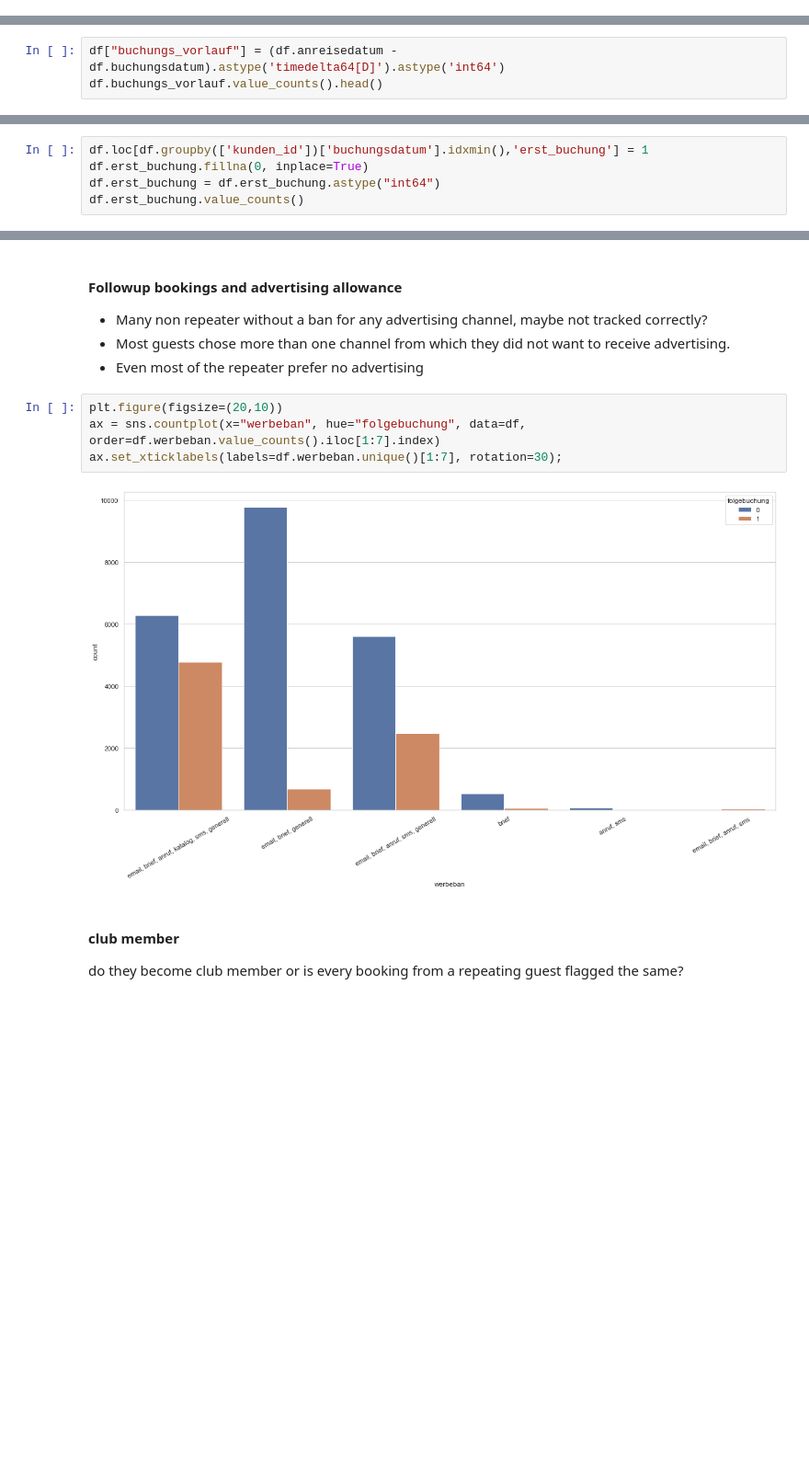
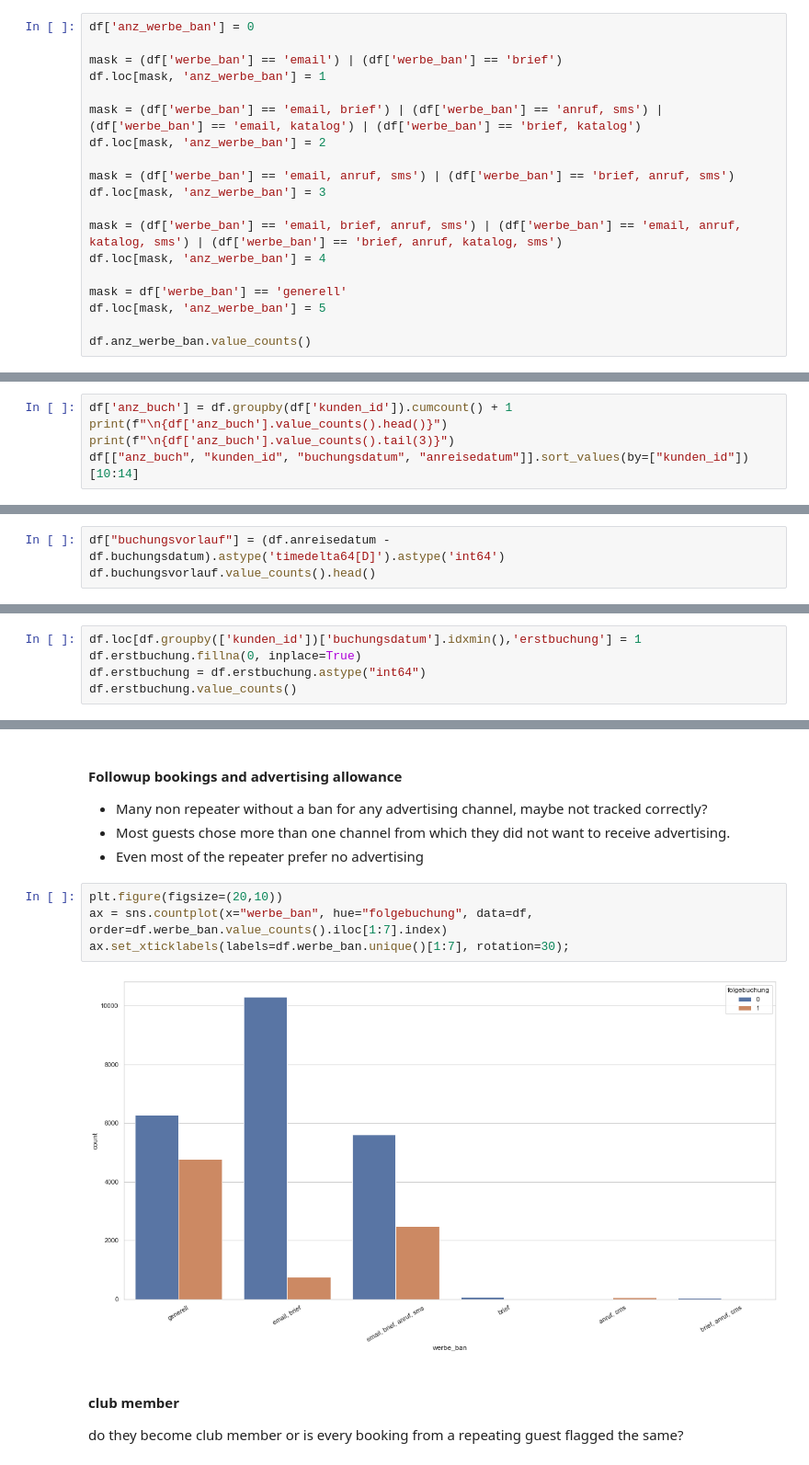
Before and after one commit to argv1/Booking-Prediction-EDA, a Jupyter notebook: 2-Features_and_EDA.ipynb, the cells around one changed output, grey strips where cells are left out. Shown at 92% size. Cells and saved outputs as stored; diff of their text form; blank space fills up the shorter version.

```diff
--- a/2-Features_and_EDA.ipynb
+++ b/2-Features_and_EDA.ipynb
@@ -164,0 +224,19 @@ Name: werbeban, dtype: int64
+# %%
+df['anz_werbe_ban'] = 0
+
+mask = (df['werbe_ban'] == 'email') | (df['werbe_ban'] == 'brief')
+df.loc[mask, 'anz_werbe_ban'] = 1
+
+mask = (df['werbe_ban'] == 'email, brief') | (df['werbe_ban'] == 'anruf, sms') | (df['werbe_ban'] == 'email, katalog') | (df['werbe_ban'] == 'brief, katalog')
+df.loc[mask, 'anz_werbe_ban'] = 2
+
+mask = (df['werbe_ban'] == 'email, anruf, sms') | (df['werbe_ban'] == 'brief, anruf, sms')
+df.loc[mask, 'anz_werbe_ban'] = 3
+
+mask = (df['werbe_ban'] == 'email, brief, anruf, sms') | (df['werbe_ban'] == 'email, anruf, katalog, sms') | (df['werbe_ban'] == 'brief, anruf, katalog, sms')
+df.loc[mask, 'anz_werbe_ban'] = 4
+
+mask = df['werbe_ban'] == 'generell'
+df.loc[mask, 'anz_werbe_ban'] = 5
+
+df.anz_werbe_ban.value_counts()
@@ -251,0 +336,5 @@ df.drop(rows.index, inplace=True)
+# %%
+df['anz_buch'] = df.groupby(df['kunden_id']).cumcount() + 1
+print(f"\n{df['anz_buch'].value_counts().head()}")
+print(f"\n{df['anz_buch'].value_counts().tail(3)}")
+df[["anz_buch", "kunden_id", "buchungsdatum", "anreisedatum"]].sort_values(by=["kunden_id"])[10:14]
@@ -253,8 +362,8 @@ df.drop(rows.index, inplace=True)
 #### Lead time (Buchungsvorlauf)
 how long in advance do the client book their room(s)?
 # %%
-df["buchungs_vorlauf"] = (df.anreisedatum - df.buchungsdatum).astype('timedelta64[D]').astype('int64')
-df.buchungs_vorlauf.value_counts().head()
+df["buchungsvorlauf"] = (df.anreisedatum - df.buchungsdatum).astype('timedelta64[D]').astype('int64')
+df.buchungsvorlauf.value_counts().head()
 # %% [output]
 74    858
 60    844
@@ -362,10 +471,10 @@ df.drop("Diff", axis=1, inplace=True)
 #### Initial booking
 first booking by each client id
 # %%
-df.loc[df.groupby(['kunden_id'])['buchungsdatum'].idxmin(),'erst_buchung'] = 1
-df.erst_buchung.fillna(0, inplace=True)
-df.erst_buchung = df.erst_buchung.astype("int64")
-df.erst_buchung.value_counts()
+df.loc[df.groupby(['kunden_id'])['buchungsdatum'].idxmin(),'erstbuchung'] = 1
+df.erstbuchung.fillna(0, inplace=True)
+df.erstbuchung = df.erstbuchung.astype("int64")
+df.erstbuchung.value_counts()
 # %% [output]
 1    129462
 0     30797
@@ -635,10 +754,10 @@ ax.set_xticklabels(labels=df.destination.unique(), rotation=30);
 - Even most of the repeater prefer no advertising
 # %%
 plt.figure(figsize=(20,10))
-ax = sns.countplot(x="werbeban", hue="folgebuchung", data=df, order=df.werbeban.value_counts().iloc[1:7].index)
-ax.set_xticklabels(labels=df.werbeban.unique()[1:7], rotation=30);
+ax = sns.countplot(x="werbe_ban", hue="folgebuchung", data=df, order=df.werbe_ban.value_counts().iloc[1:7].index)
+ax.set_xticklabels(labels=df.werbe_ban.unique()[1:7], rotation=30);
 # %% [output]
-[figure, old version]
+[figure, new version]
 # %% [markdown]
 #### club member
 do they become club member or is every booking from a repeating guest flagged the same?
```
Also changed, not shown: parts of 40 cells of this notebook, 2 other files.
